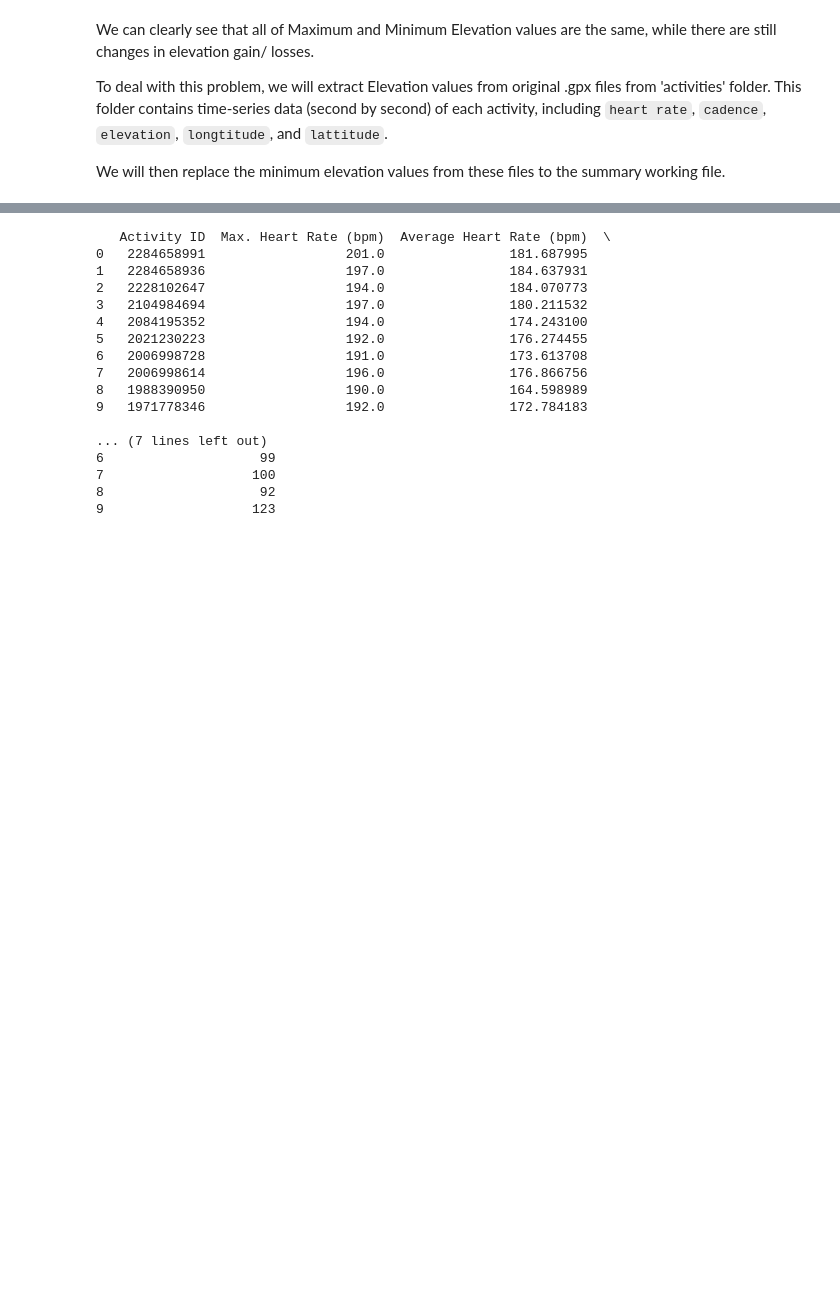
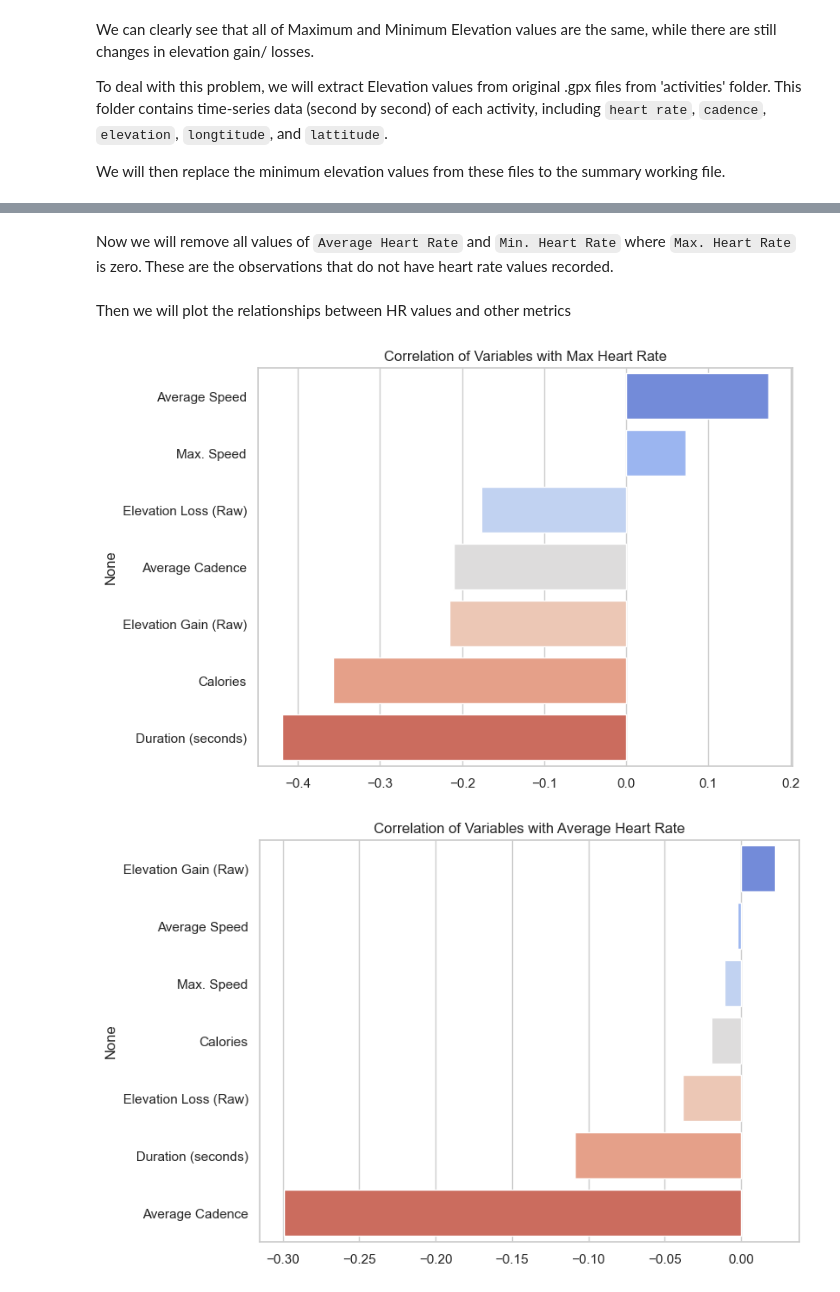
Before and after one commit to Redback-Operations/redback-fit-sports-performance, a Jupyter notebook: Running_Archive/dataCleaning.ipynb, the cells around one changed output, grey strips where cells are left out. Drawn from its saved outputs; the diff is of its cells as text; code cells hidden in the pictures; blank space fills up the shorter version.

```diff
--- a/Running_Archive/dataCleaning.ipynb
+++ b/Running_Archive/dataCleaning.ipynb
@@ -439,22 +468,48 @@ Number of matches between Max. Heart Rate (bpm).1 and GPX Min Heart Rate: 54 out
-# %%
-# Rename the 'Max. Heart Rate (bpm).1' column to 'Min Heart Rate (bpm)'
-df.rename(columns={'Max. Heart Rate (bpm).1': 'Min Heart Rate (bpm)'}, inplace=True)
-print(df[['Activity ID', 'Max. Heart Rate (bpm)', 'Average Heart Rate (bpm)', 'Min Heart Rate (bpm)']].head(10))
-# %% [output]
-   Activity ID  Max. Heart Rate (bpm)  Average Heart Rate (bpm)  \
-0   2284658991                  201.0                181.687995
-1   2284658936                  197.0                184.637931
-2   2228102647                  194.0                184.070773
-3   2104984694                  197.0                180.211532
-4   2084195352                  194.0                174.243100
-5   2021230223                  192.0                176.274455
-6   2006998728                  191.0                173.613708
-7   2006998614                  196.0                176.866756
-8   1988390950                  190.0                164.598989
-9   1971778346                  192.0                172.784183
-
-... (7 lines left out)
-6                    99
-7                   100
-8                    92
-9                   123
+# %% [markdown]
+Now we will remove all values of `Average Heart Rate` and `Min. Heart Rate` where `Max. Heart Rate` is zero. These are the observations that do not have heart rate values recorded.
+# %%
+# identify rows with missing Max. Heart Rate and clear the values for avg and min HR
+missing_max_hr_indices = df[df['Max. Heart Rate (bpm)'].isna()].index
+df.loc[missing_max_hr_indices, 'Average Heart Rate (bpm)'] = None
+df.loc[missing_max_hr_indices, 'Min. Heart Rate (bpm)'] = None
+# %% [markdown]
+Then we will plot the relationships between HR values and other metrics
+# %%
+# Create a DataFrame with complete heart rate data
+df_complete_hr = df.dropna(subset=['Max. Heart Rate (bpm)', 'Average Heart Rate (bpm)', 'Min. Heart Rate (bpm)'])
+
+# Define the metrics to analyze
+columns_to_analyze = ['Average Speed', 'Max. Speed', 'Average Cadence', 'Duration (seconds)', 'Calories', 'Elevation Gain (Raw)', 'Elevation Loss (Raw)']
+
+# correlation with Max Heart Rate
+corr_with_max_hr = df_complete_hr[['Max. Heart Rate (bpm)'] + columns_to_analyze].corr()['Max. Heart Rate (bpm)'].sort_values(ascending=False)
+corr_with_max_hr = corr_with_max_hr.drop('Max. Heart Rate (bpm)')
+
+# correlation with Average Heart Rate
+corr_with_avg_hr = df_complete_hr[['Average Heart Rate (bpm)'] + columns_to_analyze].corr()['Average Heart Rate (bpm)'].sort_values(ascending=False)
+corr_with_avg_hr = corr_with_avg_hr.drop('Average Heart Rate (bpm)')
+
+# correlation with Min Heart Rate
+corr_with_min_hr = df_complete_hr[['Min. Heart Rate (bpm)'] + columns_to_analyze].corr()['Min. Heart Rate (bpm)'].sort_values(ascending=False)
+corr_with_min_hr = corr_with_min_hr.drop('Min. Heart Rate (bpm)')
+
+# Plotting Max Heart Rate
+plt.figure(figsize=(8, 6))
+sns.barplot(x=corr_with_max_hr.values, y=corr_with_max_hr.index, palette='coolwarm')
+plt.title('Correlation of Variables with Max Heart Rate')
+plt.show()
+
+# Plotting Average Heart Rate
+plt.figure(figsize=(8, 6))
+sns.barplot(x=corr_with_avg_hr.values, y=corr_with_avg_hr.index, palette='coolwarm')
+plt.title('Correlation of Variables with Average Heart Rate')
+plt.show()
+
+# Plotting Min Heart Rate
+plt.figure(figsize=(8, 6))
+sns.barplot(x=corr_with_min_hr.values, y=corr_with_min_hr.index, palette='coolwarm')
+plt.title('Correlation of Variables with Min Heart Rate')
+plt.show()
+# %% [output]
+[figure, added]
+[figure, added]
```
Also changed, not shown: parts of 28 cells of this notebook, 2 other files.
